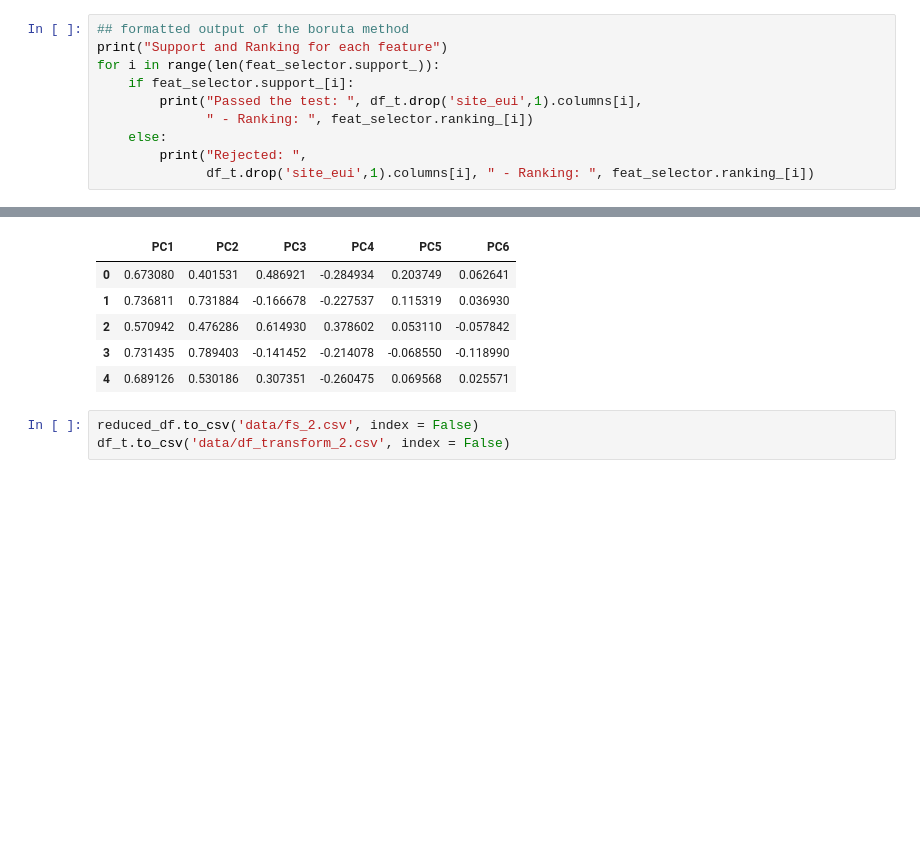
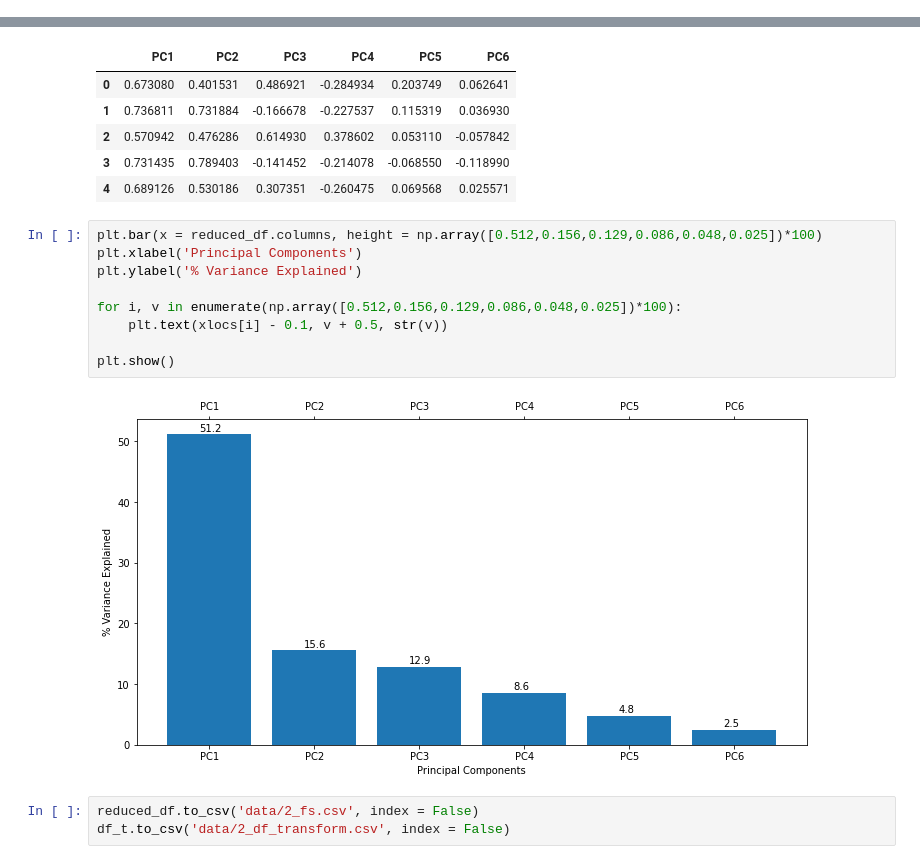
Before and after one commit to aishcn/Predicting-Building-Energy-Consumption, a Jupyter notebook: Main_Code/2. Feature Selection & Transformations.ipynb, the cells around one changed output, grey strips where cells are left out. Drawn from its saved outputs; the diff is of its cells as text; blank space fills up the shorter version.

```diff
--- a/Main_Code/2. Feature Selection & Transformations.ipynb
+++ b/Main_Code/2. Feature Selection & Transformations.ipynb
@@ -359,13 +361,3 @@ Index(['building_class', 'facility_type', 'floor_area', 'year_built',
        'floor_areaxenergy_star_rating', 'floor_areaxELEVATION',
        'snow_rain_inches'],
       dtype='object')
-# %%
-## formatted output of the boruta method
-print("Support and Ranking for each feature")
-for i in range(len(feat_selector.support_)):
-    if feat_selector.support_[i]:
-        print("Passed the test: ", df_t.drop('site_eui',1).columns[i],
-              " - Ranking: ", feat_selector.ranking_[i])
-    else:
-        print("Rejected: ",
-              df_t.drop('site_eui',1).columns[i], " - Ranking: ", feat_selector.ranking_[i])
@@ -468,6 +465,17 @@ reduced_df.head()
 | 2 | 0.570942 | 0.476286 | 0.614930 | 0.378602 | 0.053110 | -0.057842 |
 | 3 | 0.731435 | 0.789403 | -0.141452 | -0.214078 | -0.068550 | -0.118990 |
 | 4 | 0.689126 | 0.530186 | 0.307351 | -0.260475 | 0.069568 | 0.025571 |
+# %%
+plt.bar(x = reduced_df.columns, height = np.array([0.512,0.156,0.129,0.086,0.048,0.025])*100)
+plt.xlabel('Principal Components')
+plt.ylabel('% Variance Explained')
+
+for i, v in enumerate(np.array([0.512,0.156,0.129,0.086,0.048,0.025])*100):
+    plt.text(xlocs[i] - 0.1, v + 0.5, str(v))
+
+plt.show()
+# %% [output]
+[figure, added]
 # %%
-reduced_df.to_csv('data/fs_2.csv', index = False)
-df_t.to_csv('data/df_transform_2.csv', index = False)
+reduced_df.to_csv('data/2_fs.csv', index = False)
+df_t.to_csv('data/2_df_transform.csv', index = False)
```
Also changed, not shown: parts of 7 cells of this notebook, 26 other files.
